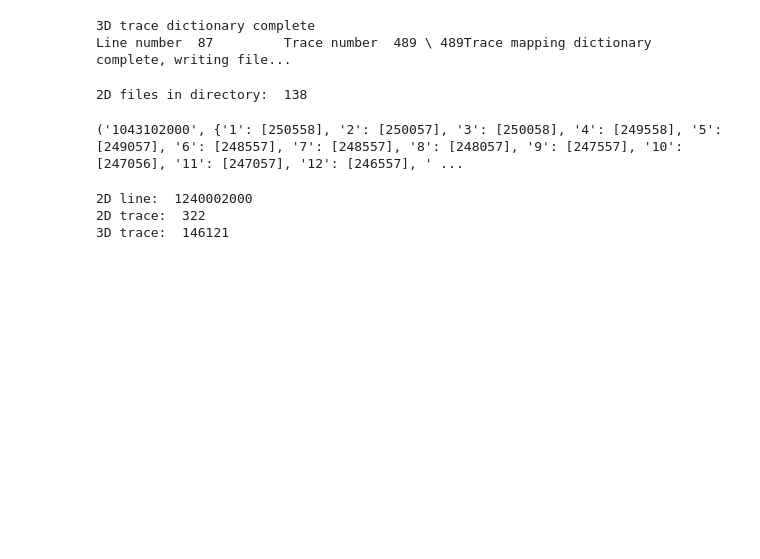
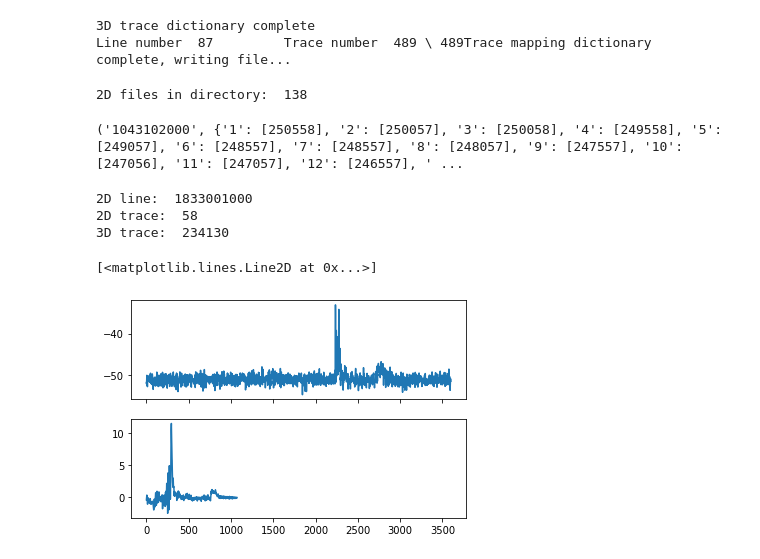
Before and after one commit to astroChance/RadNET, a Jupyter notebook: MPnet_workbook.ipynb, the cells around one changed output. Drawn from its saved outputs; the diff is of its cells as text; code cells hidden in the pictures; blank space fills up the shorter version.

```diff
--- a/MPnet_workbook.ipynb
+++ b/MPnet_workbook.ipynb
@@ -246,28 +246,34 @@ print(random.choice(list(TraceDict.items())))
 # %%
 ## Print a random 2D trace and it's corresponding 3D trace
 
 Trace_Map_Dict = "/content/drive/My Drive/MPnet/GAN data/2D_to_3D_Trace_Dict.json"
 with open(Trace_Map_Dict, 'r') as TraceDictFile:
   TraceDict = json.load(TraceDictFile)
 
 Rand2D = random.choice(list(TraceDict.items()))
 RandTraceMatch = random.choice(list(Rand2D[1].items()))
 
 Rand2DLine = int(Rand2D[0])
 Rand2DTrace = int(RandTraceMatch[0])
 Rand3DTrace = int(RandTraceMatch[1][0])
 
 print("2D line: ", Rand2DLine)
 print("2D trace: ", Rand2DTrace)
 print("3D trace: ", Rand3DTrace)
 
 Rand2DFile = "/content/drive/My Drive/MPnet/GAN data/2D/" + str(Rand2DLine) + ".sgy"
 with segyio.open(Rand2DFile, 'r') as segyfile:
   display_trace_2D = segyfile.trace[Rand2DTrace]
 
 with segyio.open(Volume3D, 'r') as segyfile:
   display_trace_3D = segyfile.trace[Rand3DTrace]
+
+fig, ax = plt.subplots(2, sharex=True)
+ax[0].plot(display_trace_2D)
+ax[1].plot(display_trace_3D)
 # %% [output]
-2D line:  1240002000
-2D trace:  322
-3D trace:  146121
+2D line:  1833001000
+2D trace:  58
+3D trace:  234130
+[<matplotlib.lines.Line2D at 0x...>]
+[figure, added]
```
